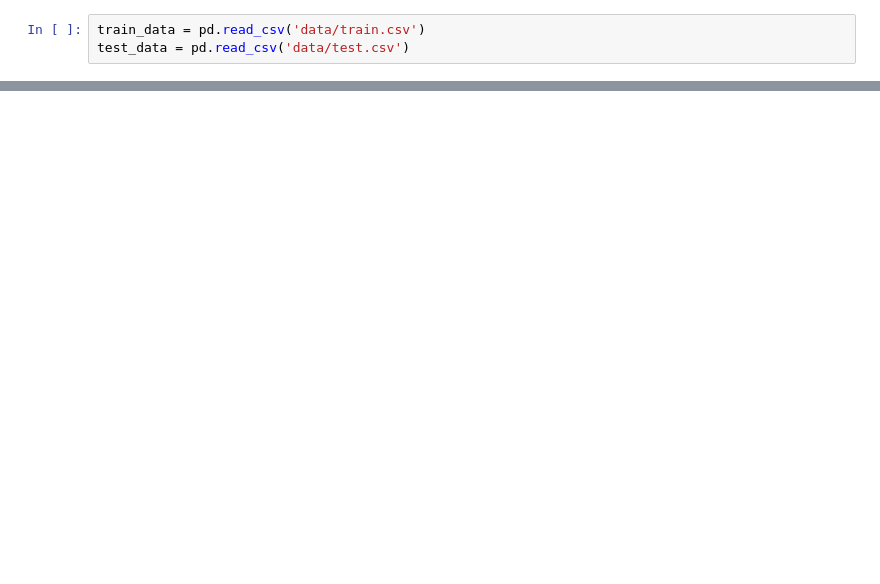
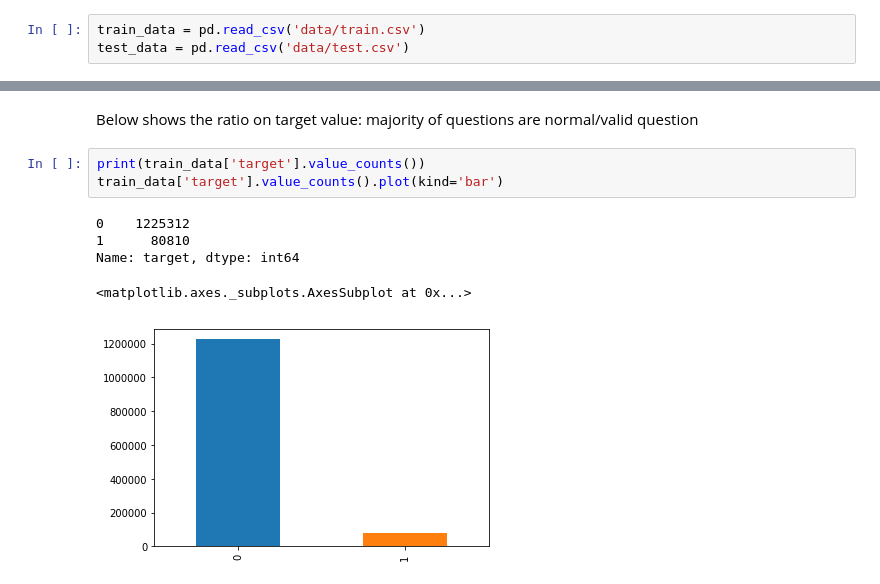
Before and after one commit to yungnien/Springboard, a Jupyter notebook: capstone/Data Wrangling.ipynb, the cells around one changed output, grey strips where cells are left out. Drawn from its saved outputs; the diff is of its cells as text; blank space fills up the shorter version.

```diff
--- a/capstone/Data Wrangling.ipynb
+++ b/capstone/Data Wrangling.ipynb
@@ -215,0 +67,11 @@ print(accuracy_score(y_test, y_pred2))
+# %% [markdown]
+Below shows the ratio on target value: majority of questions are normal/valid question
+# %%
+print(train_data['target'].value_counts())
+train_data['target'].value_counts().plot(kind='bar')
+# %% [output]
+0    1225312
+1      80810
+Name: target, dtype: int64
+<matplotlib.axes._subplots.AxesSubplot at 0x...>
+[figure, added]
```
Also changed, not shown: parts of 55 cells of this notebook.
